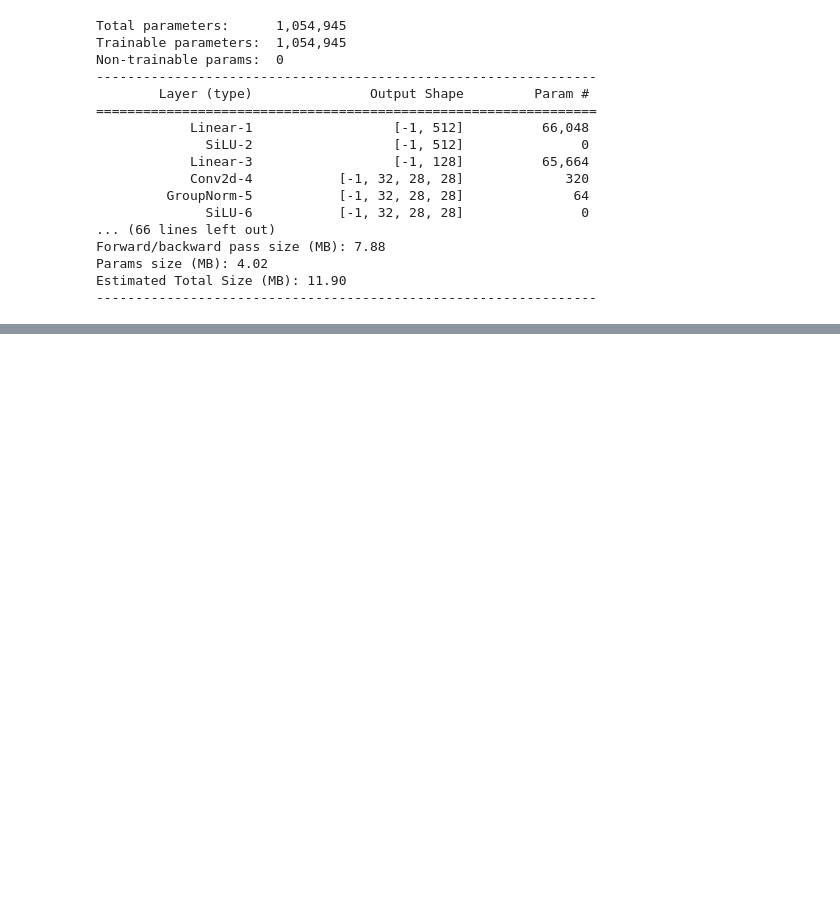
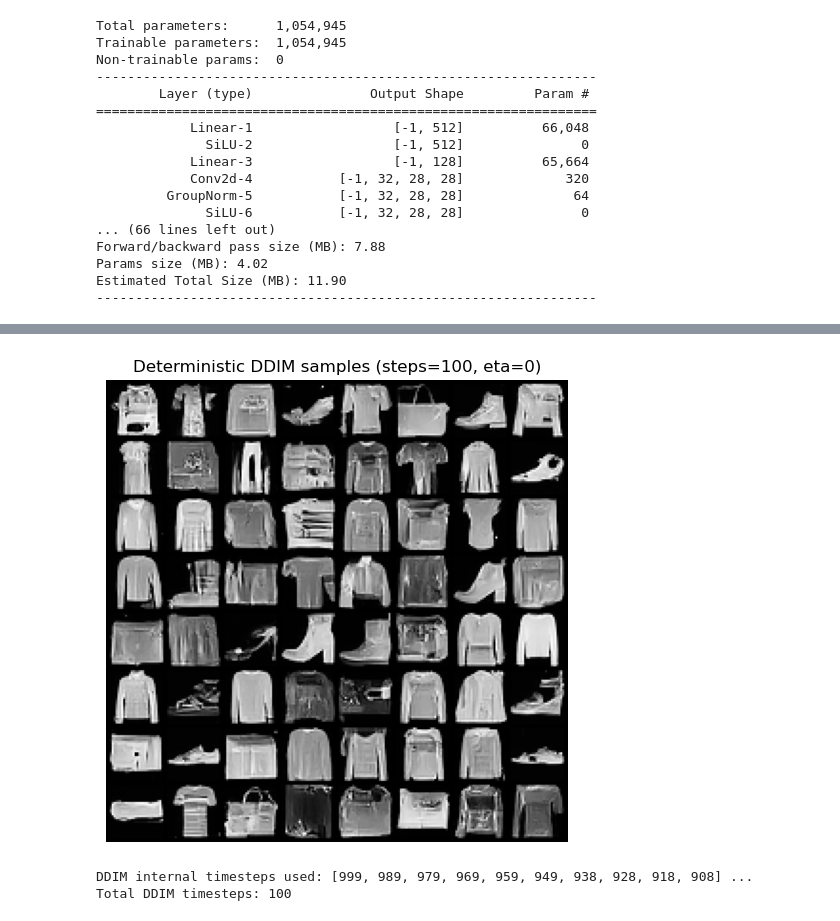
Before and after one commit to HaiderDawoodKhan/DDPM-From-Scratch, a Jupyter notebook: visualizations.ipynb, the cells around one changed output, grey strips where cells are left out. Cells and saved outputs as stored; diff of their text form; code cells hidden in the pictures; blank space fills up the shorter version.

```diff
--- a/visualizations.ipynb
+++ b/visualizations.ipynb
@@ -333,32 +429,31 @@ else:
 # %%
-# Sampling-step ablation grids (matched sample count, fixed seed)
-if not ckpts:
-    print('Checkpoint missing.')
-else:
-    step_options = [L_ckpt, 250, 100, 50]
-    ablation_samples = {}
+# Deterministic DDIM sampling (eta=0) with step reduction
 
-    for n_steps in step_options:
-        n_steps = min(n_steps, L_ckpt)
-        samp, _, _ = ddim_sample(
-            model=model,
-            buffers=buffers_ckpt,
-            shape=(64, 1, 28, 28),
-            device=device,
-            num_steps=n_steps,
-            eta=0.0,
-            seed=123,
-        )
-        ablation_samples[n_steps] = samp.detach().cpu()
+num_ddim_steps = 100
+num_ddim_steps = min(max(2, num_ddim_steps), L)
 
-        grid = utils.make_grid(((ablation_samples[n_steps] + 1) / 2).clamp(0, 1), nrow=8)
-        plt.figure(figsize=(6, 6))
-        plt.imshow(grid.permute(1, 2, 0).squeeze(), cmap='gray')
-        plt.axis('off')
-        plt.title(f'Sampling-step ablation: {n_steps} reverse steps')
-        plt.show()
+# Deterministic: same seed + eta=0 => same outputs across reruns
+samples_ddim, _, ts_ddim = ddim_sample(
+    model=model_linear,
+    buffers=buffers_linear,
+    shape=(64, 1, 28, 28),
+    device=device,
+    num_steps=num_ddim_steps,
+    eta=0.0,
+    seed=123,
+)
 
-    print('Failure-mode narrative:')
-    print('- As steps are reduced, fine clothing edges/textures are usually the first to degrade.')
-    print('- At very low steps, silhouettes become ambiguous and artifacts/noise patterns persist.')
+grid_ddim = utils.make_grid(((samples_ddim.detach().cpu() + 1) / 2).clamp(0, 1), nrow=8)
+plt.figure(figsize=(6, 6))
+plt.imshow(grid_ddim.permute(1, 2, 0).squeeze(), cmap='gray')
+plt.axis('off')
+plt.title(f'Deterministic DDIM samples (steps={num_ddim_steps}, eta=0)')
+plt.show()
+
+print('DDIM internal timesteps used:', ts_ddim.tolist()[:10], '...')
+print('Total DDIM timesteps:', len(ts_ddim))
+# %% [output]
+[figure, added]
+DDIM internal timesteps used: [999, 989, 979, 969, 959, 949, 938, 928, 918, 908] ...
+Total DDIM timesteps: 100
 # %%
```
Also changed, not shown: parts of 21 cells of this notebook, 15 other files.
